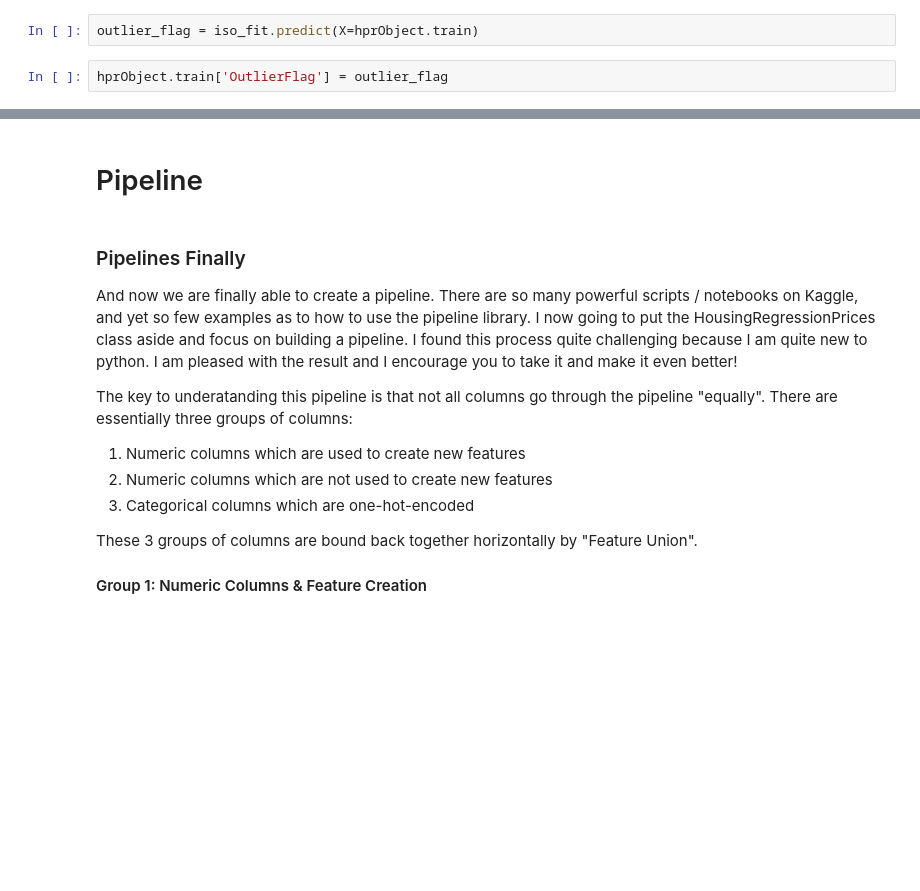
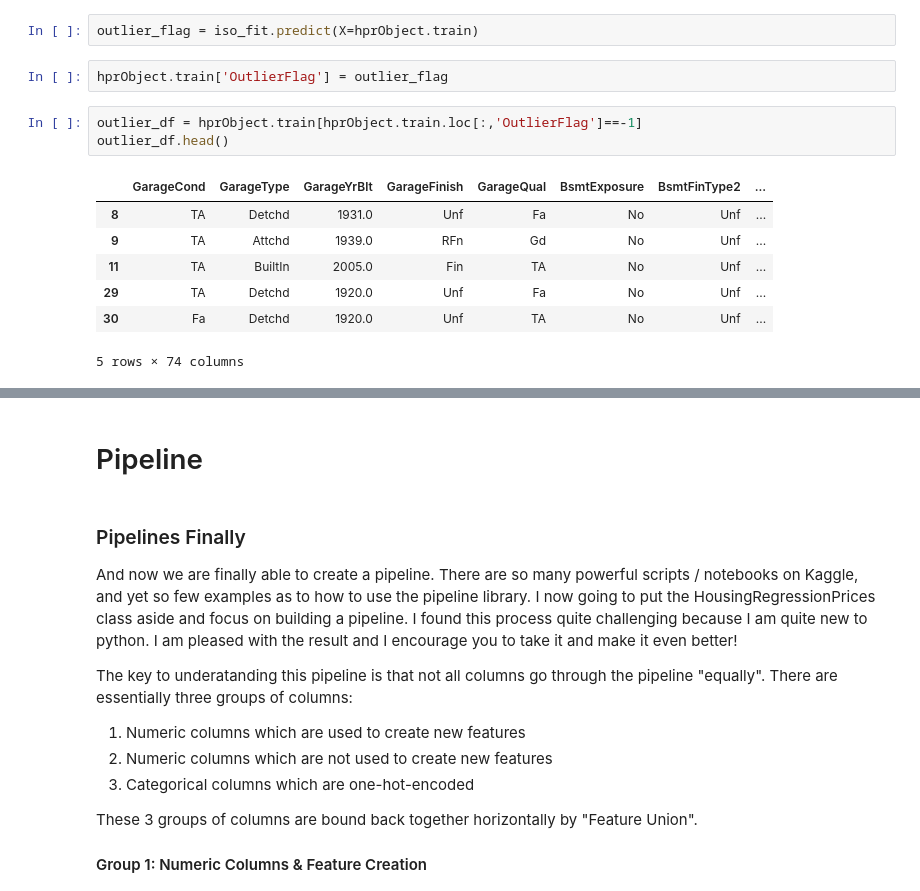
Before and after one commit to DJSherwood/House_Prices, a Jupyter notebook: OOPPipeline2.ipynb, the cells around one changed output, grey strips where cells are left out. Saved outputs shown, nothing was run; the diff lists cells and outputs as text; blank space fills up the shorter version.

```diff
--- a/OOPPipeline2.ipynb
+++ b/OOPPipeline2.ipynb
@@ -304,3 +304,14 @@ iso_fit = iso_pipeline.fit(X=hprObject.train, y=hprObject.price_labels)
 outlier_flag = iso_fit.predict(X=hprObject.train)
 # %%
 hprObject.train['OutlierFlag'] = outlier_flag
+# %%
+outlier_df = hprObject.train[hprObject.train.loc[:,'OutlierFlag']==-1]
+outlier_df.head()
+# %% [output]
+|  | GarageCond | GarageType | GarageYrBlt | GarageFinish | GarageQual | BsmtExposure | BsmtFinType2 | ... |
+| 8 | TA | Detchd | 1931.0 | Unf | Fa | No | Unf | ... |
+| 9 | TA | Attchd | 1939.0 | RFn | Gd | No | Unf | ... |
+| 11 | TA | BuiltIn | 2005.0 | Fin | TA | No | Unf | ... |
+| 29 | TA | Detchd | 1920.0 | Unf | Fa | No | Unf | ... |
+| 30 | Fa | Detchd | 1920.0 | Unf | TA | No | Unf | ... |
+5 rows × 74 columns
```
Also changed, not shown: parts of 4 cells of this notebook.
